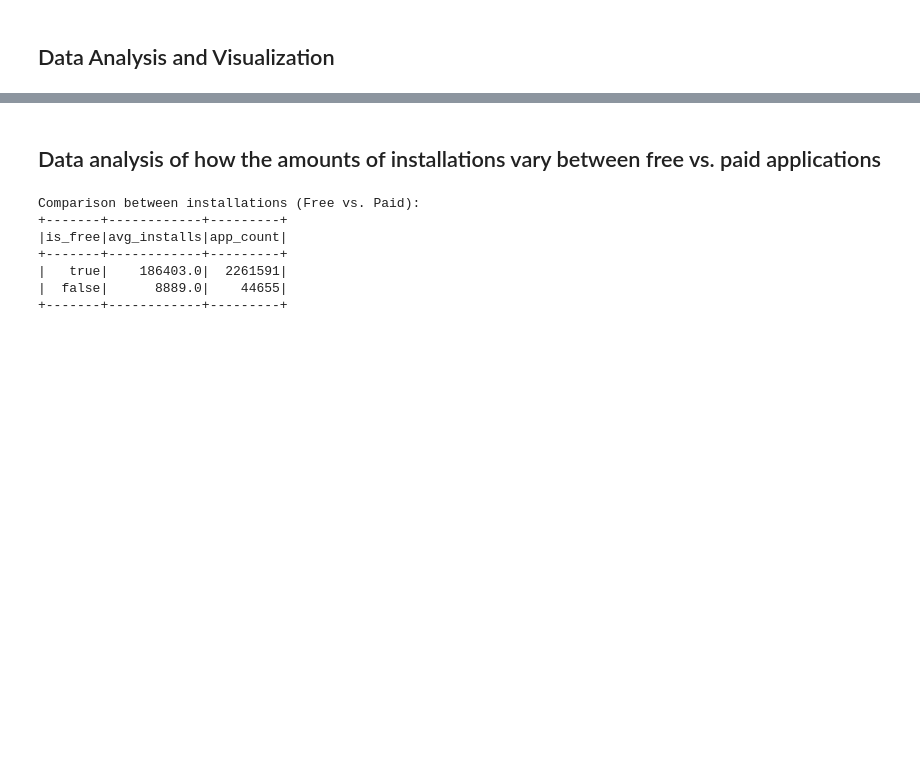
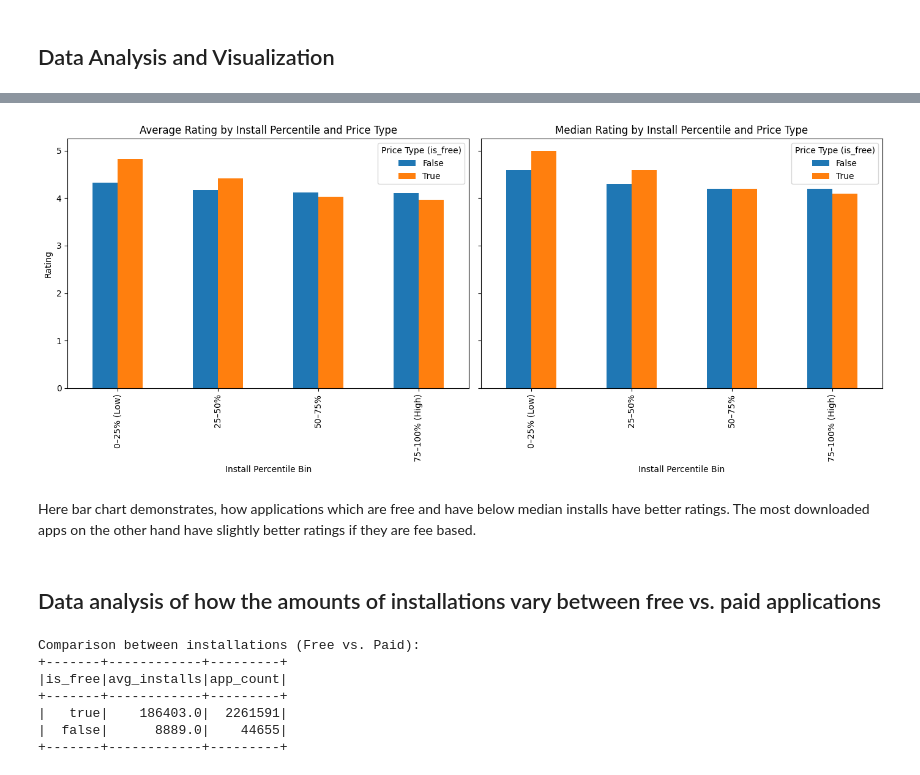
Before and after one commit to LottaSofiaK/Group22, a Jupyter notebook: Group_22_analysis_and_visualization.ipynb, the cells around one changed output, grey strips where cells are left out. Saved outputs shown, nothing was run; the diff lists cells and outputs as text; code cells hidden in the pictures; blank space fills up the shorter version.

```diff
--- a/Group_22_analysis_and_visualization.ipynb
+++ b/Group_22_analysis_and_visualization.ipynb
@@ -413,3 +729,54 @@ plt.show()
+# %%
+from pyspark.sql import Window
+import pyspark.sql.functions as F
+
+# Filter out apps with zero installs
+df_nonzero = df_flat.filter(F.col("installs") > 0)
+
+w = Window.orderBy("installs")
+df_percentiles = df_nonzero.withColumn(
+    "install_percentiles",
+    F.percent_rank().over(w)
+)
+
+# Bins
+df_bins = df_percentiles.withColumn(
+    "install_bin",
+    F.when(F.col("install_percentiles") < 0.25, "0–25% (Low)")
+     .when(F.col("install_percentiles") < 0.50, "25–50%")
+     .when(F.col("install_percentiles") < 0.75, "50–75%")
+     .otherwise("75–100% (High)")
+)
+
+rating_bins = df_bins.groupBy("install_bin", "is_free").agg(F.avg("rating").alias("avg_rating"), F.expr("percentile_approx(rating, 0.5)").alias("median_rating"), F.count("*").alias("count_apps"))
+
+
+plot_df = rating_bins.toPandas()
+
+# Pivot for average rating
+pivot_avg = plot_df.pivot(index="install_bin", columns="is_free", values="avg_rating")
+pivot_med = plot_df.pivot(index="install_bin", columns="is_free", values="median_rating")
+
+
+fig, axes = plt.subplots(1, 2, figsize=(14, 6), sharey=True)
+
+pivot_avg.plot(kind="bar", ax=axes[0])
+axes[0].set_title("Average Rating by Install Percentile and Price Type")
+axes[0].set_xlabel("Install Percentile Bin")
+axes[0].set_ylabel("Rating")
+axes[0].legend(title="Price Type (is_free)")
+
+pivot_med.plot(kind="bar", ax=axes[1])
+axes[1].set_title("Median Rating by Install Percentile and Price Type")
+axes[1].set_xlabel("Install Percentile Bin")
+axes[1].legend(title="Price Type (is_free)")
+
+plt.tight_layout()
+plt.show()
+# %% [output]
+[figure, added]
+# %% [markdown]
+Here bar chart demonstrates, how applications which are free and have below median installs have better ratings. The most downloaded apps on the other hand have slightly better ratings if they are fee based.
 # %% [markdown]
 ## Data analysis of how the amounts of installations vary between free vs. paid applications
 # %%
```
Also changed, not shown: parts of 18 cells of this notebook, 1 other file.
